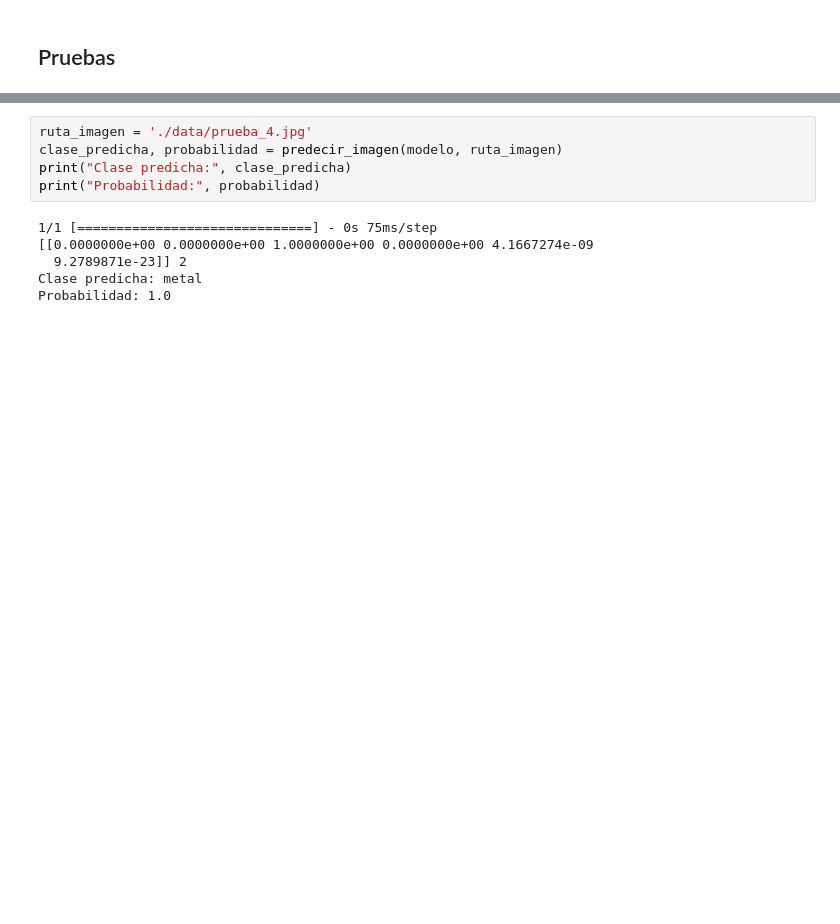
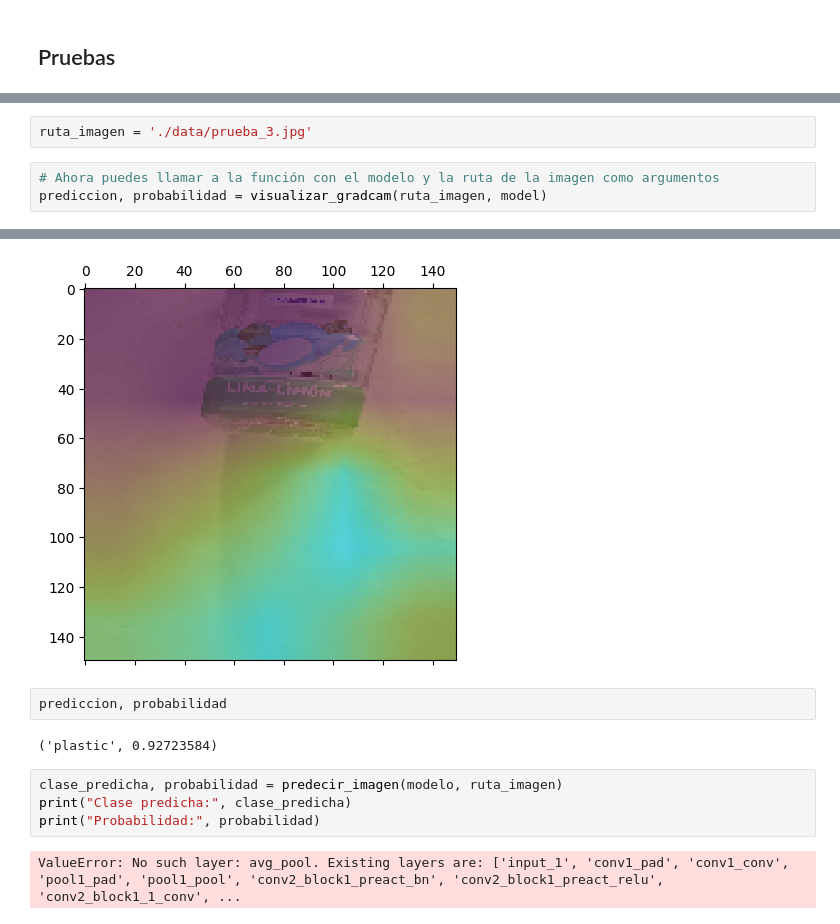
Before and after one commit to Chrissart/trash_classifier, a Jupyter notebook: laboratorio.ipynb, the cells around one changed output, grey strips where cells are left out. Drawn from its saved outputs; the diff is of its cells as text; blank space fills up the shorter version.

```diff
--- a/laboratorio.ipynb
+++ b/laboratorio.ipynb
@@ -460,0 +452,6 @@ def predecir_imagen(modelo, imagen, tamaño_img=(150, 150)):
+# %%
+ruta_imagen = './data/prueba_3.jpg'
+# %%
+# Ahora puedes llamar a la función con el modelo y la ruta de la imagen como argumentos
+prediccion, probabilidad = visualizar_gradcam(ruta_imagen, model)
+# %% [output]
@@ -461,11 +459,11 @@ def predecir_imagen(modelo, imagen, tamaño_img=(150, 150)):
+[figure, added]
+# %%
+prediccion, probabilidad
+# %% [output]
+('plastic', 0.92723584)
 # %%
-ruta_imagen = './data/prueba_4.jpg'
 clase_predicha, probabilidad = predecir_imagen(modelo, ruta_imagen)
 print("Clase predicha:", clase_predicha)
 print("Probabilidad:", probabilidad)
 # %% [output]
-1/1 [==============================] - 0s 75ms/step
-[[0.0000000e+00 0.0000000e+00 1.0000000e+00 0.0000000e+00 4.1667274e-09
-  9.2789871e-23]] 2
-Clase predicha: metal
-Probabilidad: 1.0
+ValueError: No such layer: avg_pool. Existing layers are: ['input_1', 'conv1_pad', 'conv1_conv', 'pool1_pad', 'pool1_pool', 'conv2_block1_preact_bn', 'conv2_block1_preact_relu', 'conv2_block1_1_conv', ...
```
Also changed, not shown: parts of 4 cells of this notebook, 3 other files.
